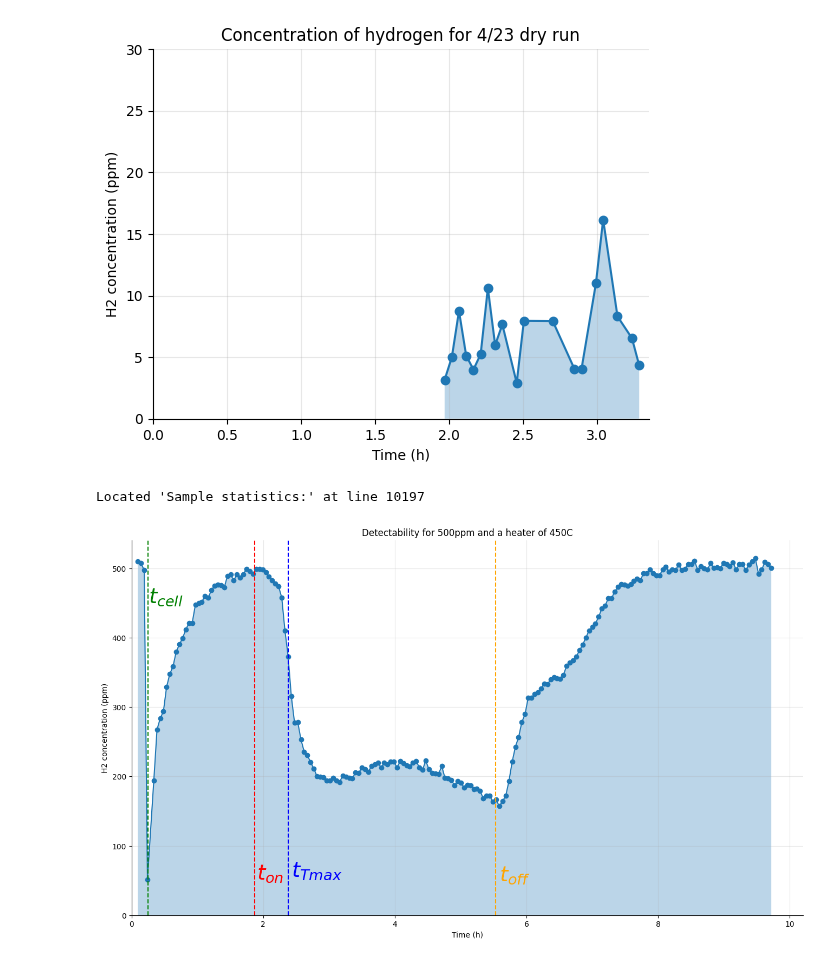
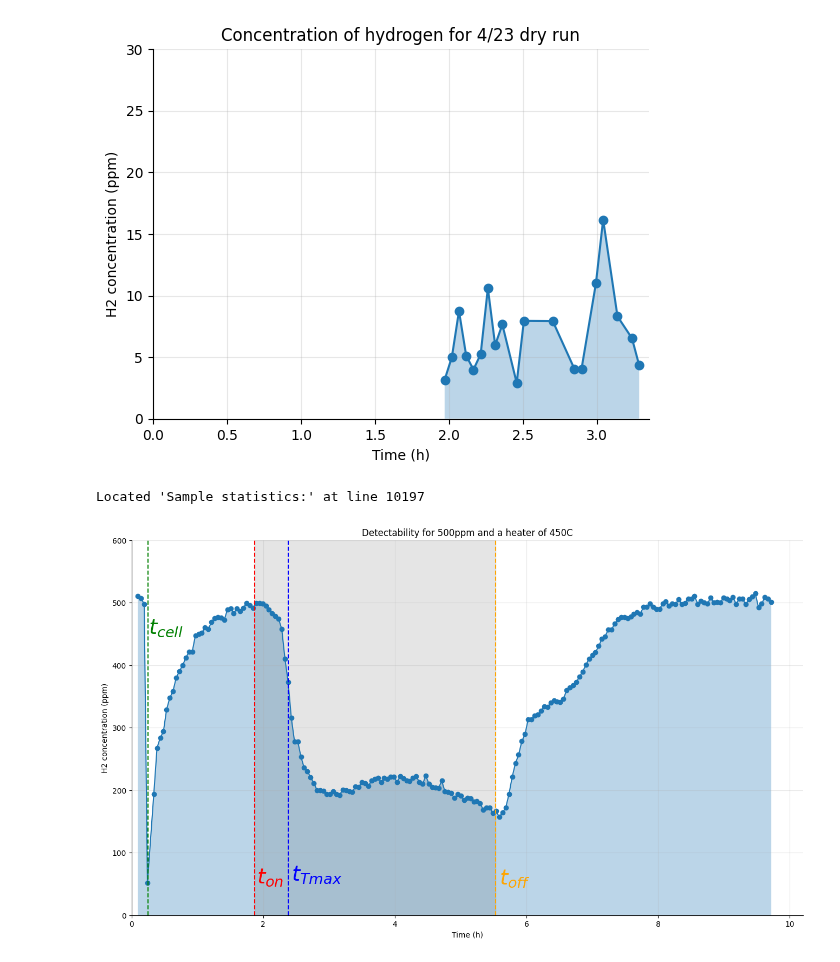
Before and after one commit to RemDelaporteMathurin/hyperion, a Jupyter notebook: first_run.ipynb, the cells around one changed output. Saved outputs shown, nothing was run; the diff lists cells and outputs as text; code cells hidden in the pictures.

```diff
--- a/first_run.ipynb
+++ b/first_run.ipynb
@@ -502,7 +498,7 @@ plt.figure(figsize = (16,9))
 plt.plot(times_in_hours[2:200], concentrations[2:200], marker="o")
 plt.fill_between(times_in_hours[2:200], concentrations[2:200], alpha=0.3)
 plt.ylabel(f"H2 concentration ({concentrations.units: ~P})")
-plt.ylim(bottom=0)
+plt.ylim(bottom=0, top = 600)
 plt.xlabel("Time (h)")
 plt.grid(alpha=0.3)
 plt.xlim(left=0)
@@ -510,41 +506,47 @@ plt.xlim(left=0)
 # add a twin y axis to show the equivalent flux
 # ax1 = plt.gca()
 # ax2 = ax1.twinx()
+
+# All of the times for various events during the tests
 t_cell = parse("2024-04-24 11:22:00-04:00")
 plt.axvline((t_cell - time_start).total_seconds() / 3600, color="green", linestyle="--")
 plt.annotate(r"$t_{cell}$", ((t_cell - time_start).total_seconds() / 3600 * 1.02, 450.85), color="green", fontsize=28)
 
 t_on = parse("2024-04-24 12:59:00-04:00")
 plt.axvline((t_on - time_start).total_seconds() / 3600, color="red", linestyle="--")
 plt.annotate(r"$t_{on}$", ((t_on - time_start).total_seconds() / 3600 * 1.02, 51.85), color="red", fontsize=28)
 
 t_Tmax = parse("2024-04-24 13:30:00-04:00")
 plt.axvline((t_Tmax - time_start).total_seconds() / 3600, color="blue", linestyle="--")
 plt.annotate(r"$t_{Tmax}$", ((t_Tmax - time_start).total_seconds() / 3600 * 1.02, 56), color="blue", fontsize=28)
 
 t_off = parse("2024-04-24 16:39:00-04:00")
 plt.axvline((t_off - time_start).total_seconds() / 3600, color="orange", linestyle="--")
 plt.annotate(r"$t_{off}$", ((t_off - time_start).total_seconds() / 3600 * 1.01, 50), color="orange", fontsize=28)
 
+# Shading the region between t_on and t_off
+plt.axvspan((t_on - time_start).total_seconds() / 3600,(t_off - time_start).total_seconds() / 3600, alpha=0.1, color='black')
+
+
+
 
 # ylim_flux = gas_concentration_to_flux(
 #     ppm_to_concentration(
 #         ax1.get_ylim() * concentrations.units, MOLAR_MASS_H2, MOLAR_VOL_RT
 #     ),
 #     flow_rate,
 # ).to(htm.ureg.particle / htm.ureg.s)
 # ax2.set_ylim(ylim_flux)
 # ax2.yaxis.set_units(ylim_flux.units)
 # # set right axis visible
 # ax2.spines["right"].set_visible(True)
 # ax2.set_ylabel(f"H2 Flux ({ylim_flux.units: ~P})")
 #plt.savefig("dry_run.svg")
 plt.title("Detectability for 500ppm and a heater of 450C")
-plt.savefig('/Users/jaron/Downloads/500ppm_detectability_450C.png', dpi=300)
 plt.show()
 # %% [output]
 Located 'Sample statistics:' at line 10197
-[figure, old version]
+[figure, new version]
 # %%
 from read_data_from_gc import *
 
```
Also changed, not shown: parts of 9 cells of this notebook, 2 other files.
